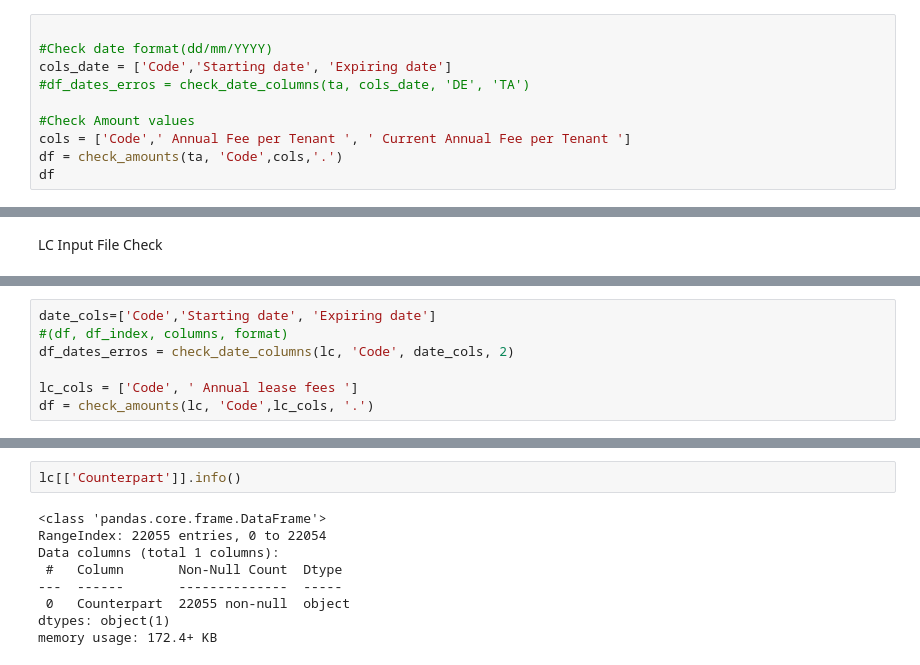
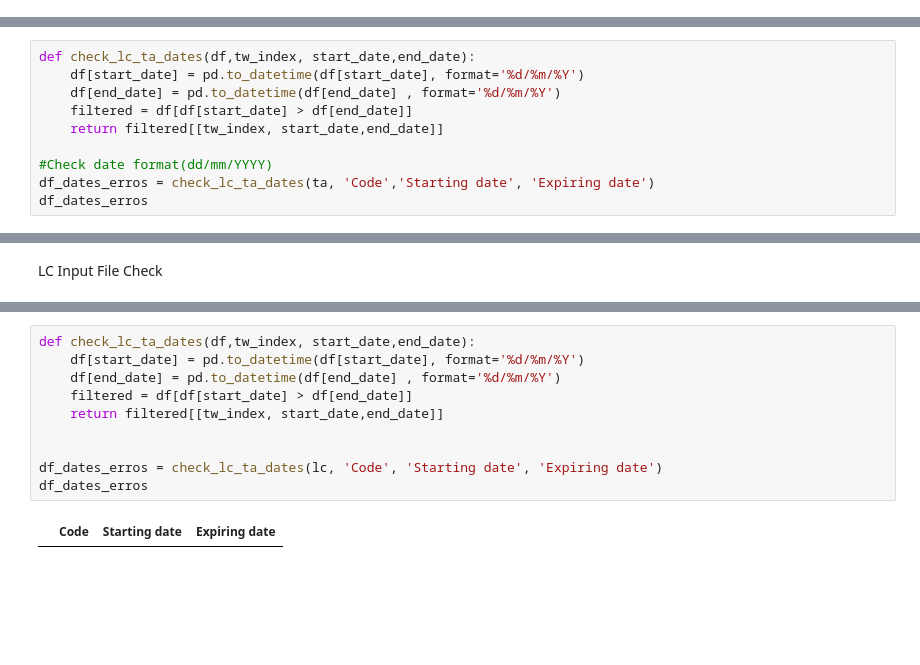
Before and after one commit to emerenan/xlsx_validation, a Jupyter notebook: de_validations.ipynb, the cells around one changed output, grey strips where cells are left out. Cells and saved outputs as stored; diff of their text form; blank space fills up the shorter version.

```diff
--- a/de_validations.ipynb
+++ b/de_validations.ipynb
@@ -1261,10 +701,0 @@ ta['Expiring date'].value_counts()
-# %%
-
-#Check date format(dd/mm/YYYY)
-cols_date = ['Code','Starting date', 'Expiring date']
-#df_dates_erros = check_date_columns(ta, cols_date, 'DE', 'TA')
-
-#Check Amount values
-cols = ['Code',' Annual Fee per Tenant ', ' Current Annual Fee per Tenant ']
-df = check_amounts(ta, 'Code',cols,'.')
-df
@@ -1474,0 +702,10 @@ Done.
+# %%
+def check_lc_ta_dates(df,tw_index, start_date,end_date):
+    df[start_date] = pd.to_datetime(df[start_date], format='%d/%m/%Y')
+    df[end_date] = pd.to_datetime(df[end_date] , format='%d/%m/%Y')
+    filtered = df[df[start_date] > df[end_date]]
+    return filtered[[tw_index, start_date,end_date]]
+
+#Check date format(dd/mm/YYYY)
+df_dates_erros = check_lc_ta_dates(ta, 'Code','Starting date', 'Expiring date')
+df_dates_erros
@@ -1490,7 +771,0 @@ lc.head(1)
-# %%
-date_cols=['Code','Starting date', 'Expiring date']
-#(df, df_index, columns, format)
-df_dates_erros = check_date_columns(lc, 'Code', date_cols, 2)
-
-lc_cols = ['Code', ' Annual lease fees ']
-df = check_amounts(lc, 'Code',lc_cols, '.')
@@ -1718,11 +772,12 @@ d
-# %%
-lc[['Counterpart']].info()
-# %% [output]
-<class 'pandas.core.frame.DataFrame'>
-RangeIndex: 22055 entries, 0 to 22054
-Data columns (total 1 columns):
- #   Column       Non-Null Count  Dtype
----  ------       --------------  -----
- 0   Counterpart  22055 non-null  object
-dtypes: object(1)
-memory usage: 172.4+ KB
+# %%
+def check_lc_ta_dates(df,tw_index, start_date,end_date):
+    df[start_date] = pd.to_datetime(df[start_date], format='%d/%m/%Y')
+    df[end_date] = pd.to_datetime(df[end_date] , format='%d/%m/%Y')
+    filtered = df[df[start_date] > df[end_date]]
+    return filtered[[tw_index, start_date,end_date]]
+
+
+df_dates_erros = check_lc_ta_dates(lc, 'Code', 'Starting date', 'Expiring date')
+df_dates_erros
+# %% [output]
+|  | Code | Starting date | Expiring date |
```
Also changed, not shown: parts of 56 cells of this notebook.
